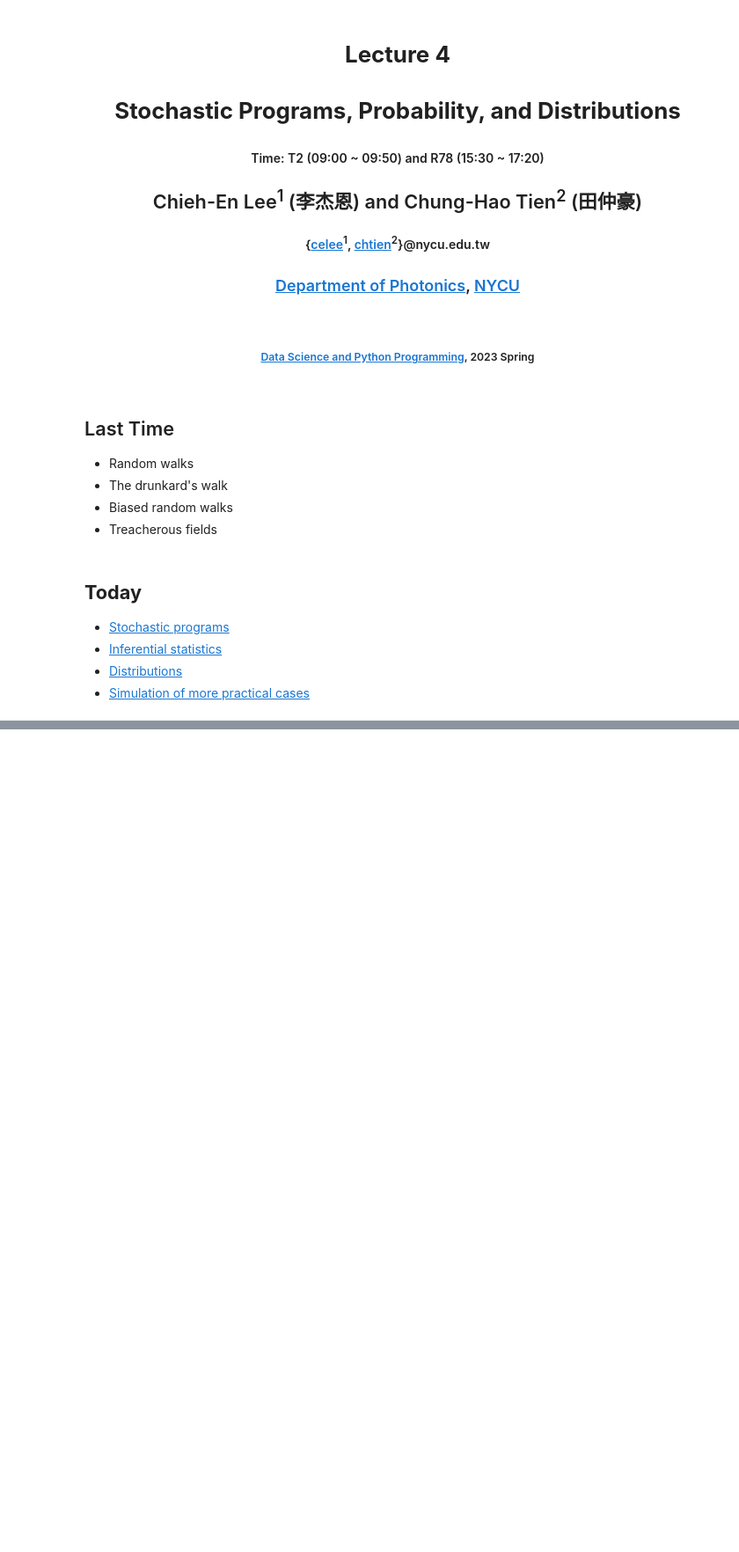
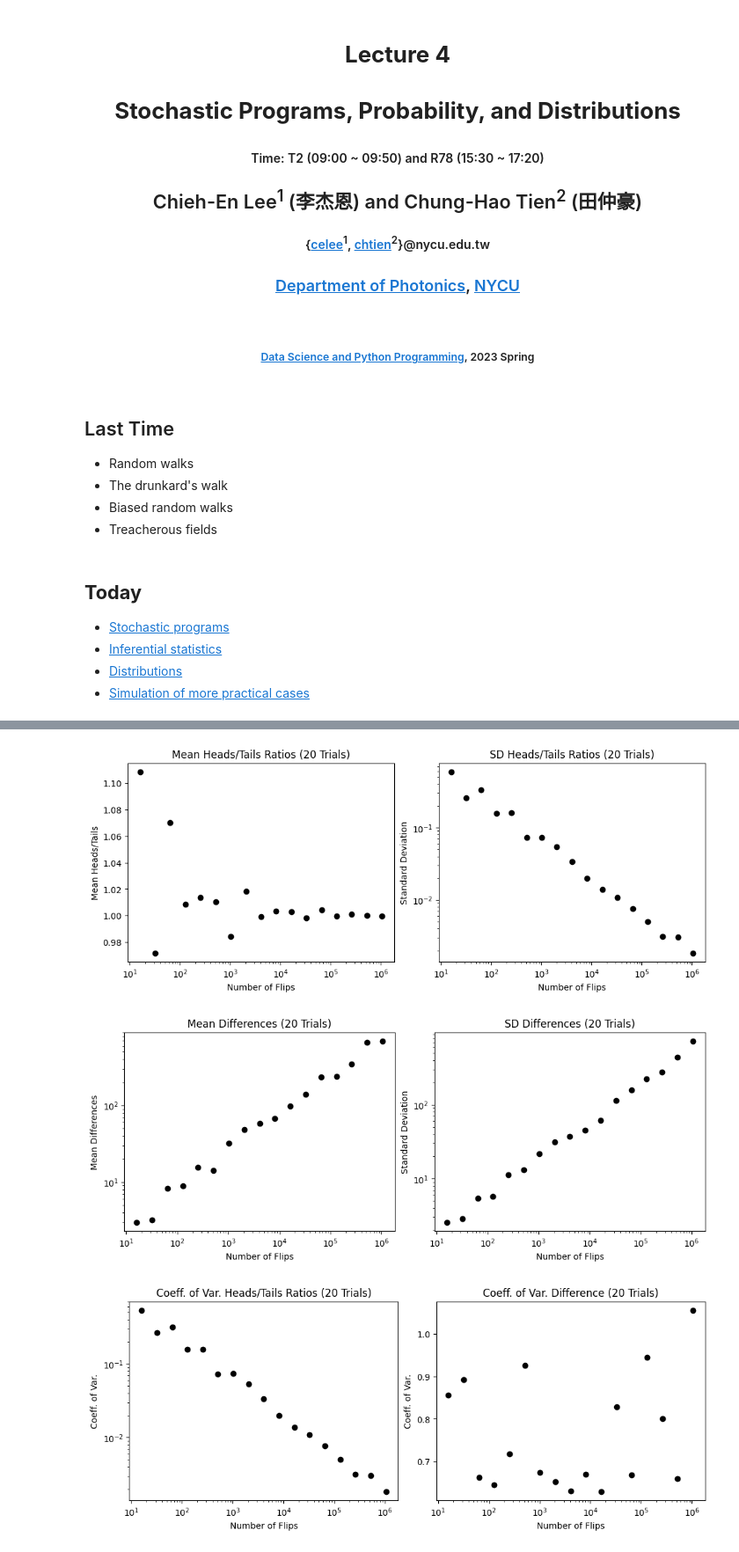
Before and after one commit to bruce88617/nycudopcs_advanced, a Jupyter notebook: Lectures/Lecture04/Lecture04.ipynb, the cells around one changed output, grey strips where cells are left out. Shown at 88% size. Saved outputs shown, nothing was run; the diff lists cells and outputs as text; code cells hidden in the pictures; blank space fills up the shorter version.

```diff
--- a/Lectures/Lecture04/Lecture04.ipynb
+++ b/Lectures/Lecture04/Lecture04.ipynb
@@ -86,0 +162,8 @@ Rolling a fair dice 5 times
+# %%
+from scripts.testFuncs import test6
+
+test6(4, 20, 20)
+# %% [output]
+[figure, added]
+[figure, added]
+[figure, added]
```
Also changed, not shown: parts of 18 cells of this notebook, 5 other files.
